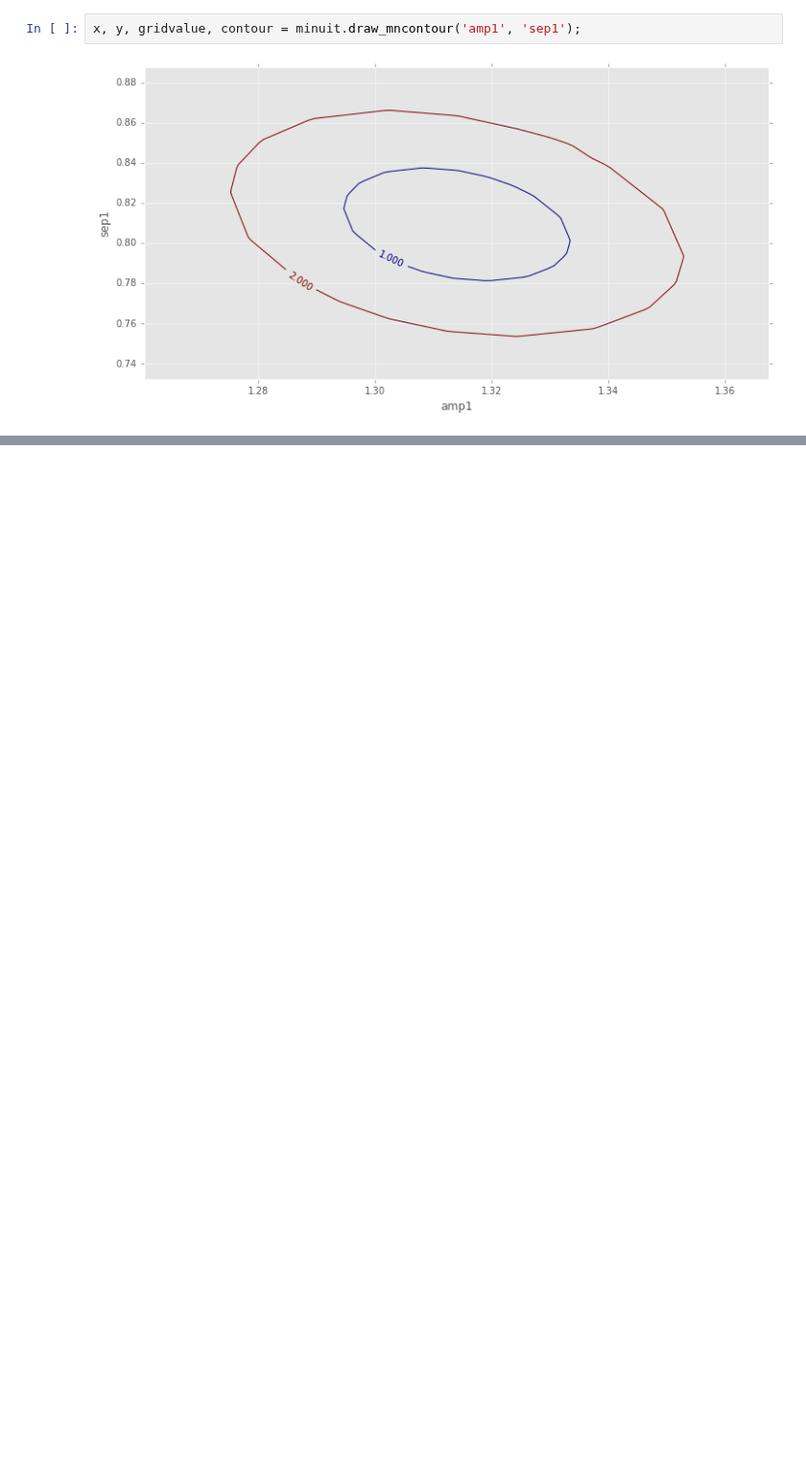
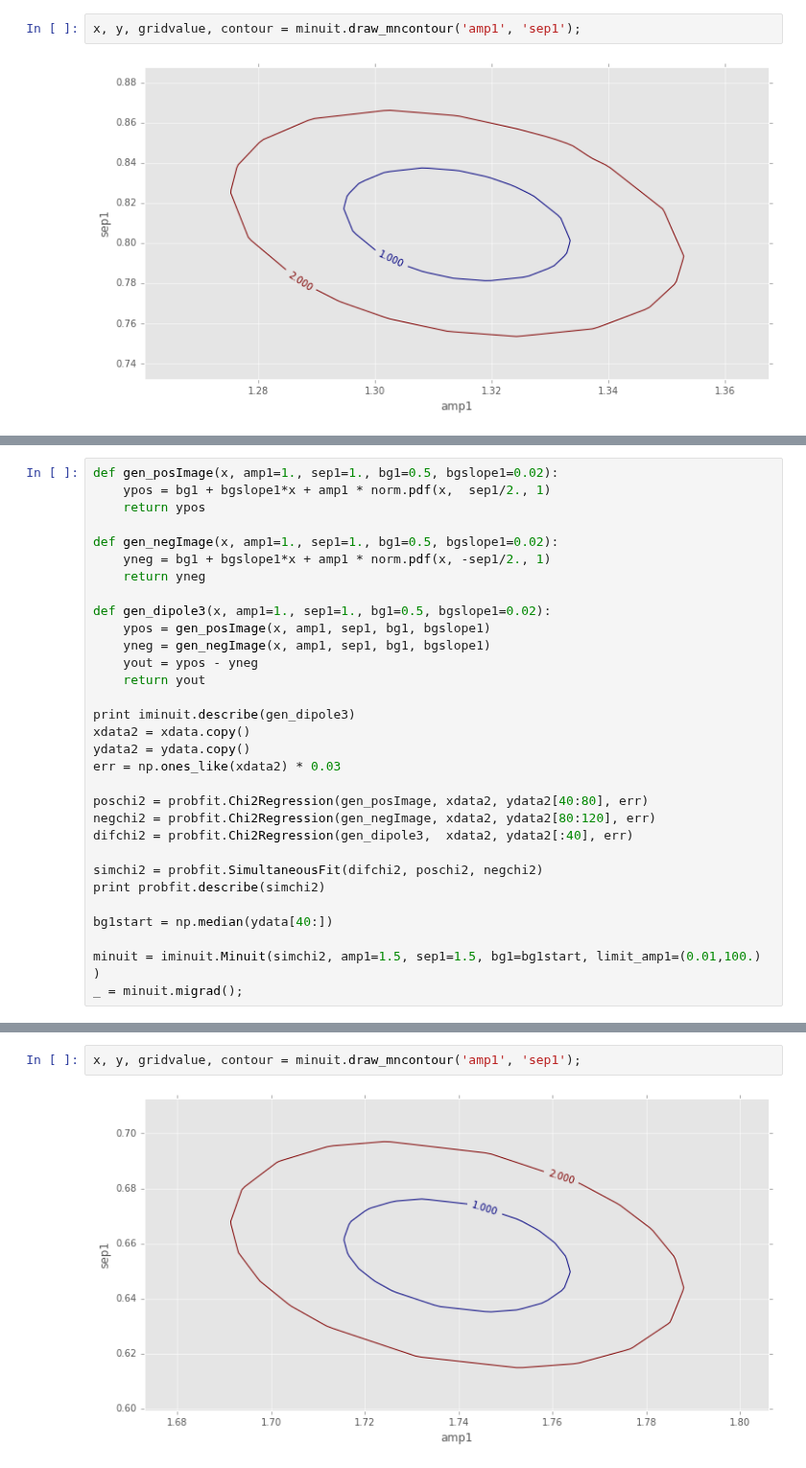
Before and after one commit to djreiss/lsst-dipole, a Jupyter notebook: notebooks/test_notebooks/test iminuit.ipynb, the cells around one changed output, grey strips where cells are left out. Shown at 96% size. Cells and saved outputs as stored; diff of their text form; blank space fills up the shorter version.

```diff
--- a/notebooks/test_notebooks/test iminuit.ipynb
+++ b/notebooks/test_notebooks/test iminuit.ipynb
@@ -461,0 +513,31 @@ x, y, gridvalue, contour = minuit.draw_mncontour('amp1', 'sep1');
+# %%
+def gen_posImage(x, amp1=1., sep1=1., bg1=0.5, bgslope1=0.02):
+    ypos = bg1 + bgslope1*x + amp1 * norm.pdf(x,  sep1/2., 1)
+    return ypos
+
+def gen_negImage(x, amp1=1., sep1=1., bg1=0.5, bgslope1=0.02):
+    yneg = bg1 + bgslope1*x + amp1 * norm.pdf(x, -sep1/2., 1)
+    return yneg
+
+def gen_dipole3(x, amp1=1., sep1=1., bg1=0.5, bgslope1=0.02):
+    ypos = gen_posImage(x, amp1, sep1, bg1, bgslope1)
+    yneg = gen_negImage(x, amp1, sep1, bg1, bgslope1)
+    yout = ypos - yneg
+    return yout
+
+print iminuit.describe(gen_dipole3)
+xdata2 = xdata.copy()
+ydata2 = ydata.copy()
+err = np.ones_like(xdata2) * 0.03
+
+poschi2 = probfit.Chi2Regression(gen_posImage, xdata2, ydata2[40:80], err)
+negchi2 = probfit.Chi2Regression(gen_negImage, xdata2, ydata2[80:120], err)
+difchi2 = probfit.Chi2Regression(gen_dipole3,  xdata2, ydata2[:40], err)
+
+simchi2 = probfit.SimultaneousFit(difchi2, poschi2, negchi2)
+print probfit.describe(simchi2)
+
+bg1start = np.median(ydata[40:])
+
+minuit = iminuit.Minuit(simchi2, amp1=1.5, sep1=1.5, bg1=bg1start, limit_amp1=(0.01,100.) )
+_ = minuit.migrad();
@@ -461,0 +577,4 @@ x, y, gridvalue, contour = minuit.draw_mncontour('amp1', 'sep1');
+# %%
+x, y, gridvalue, contour = minuit.draw_mncontour('amp1', 'sep1');
+# %% [output]
+[figure, added]
```
Also changed, not shown: parts of 12 cells of this notebook.
